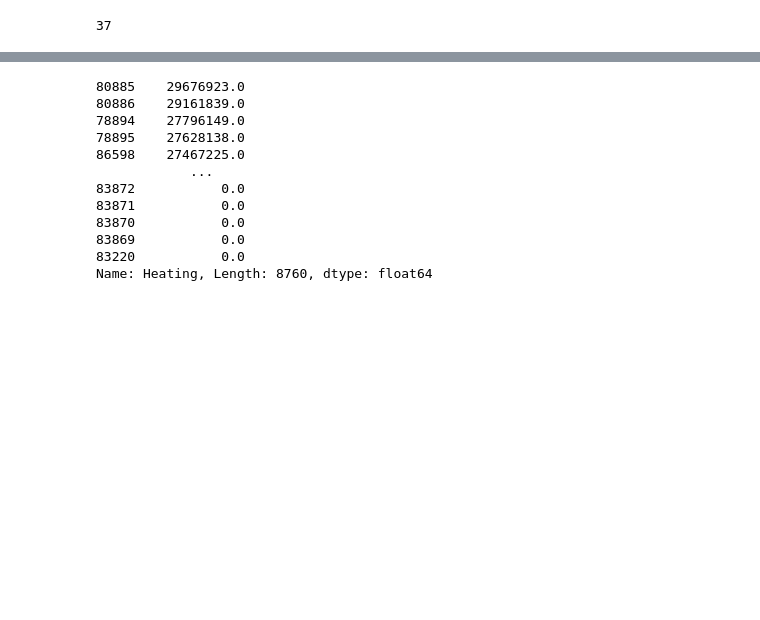
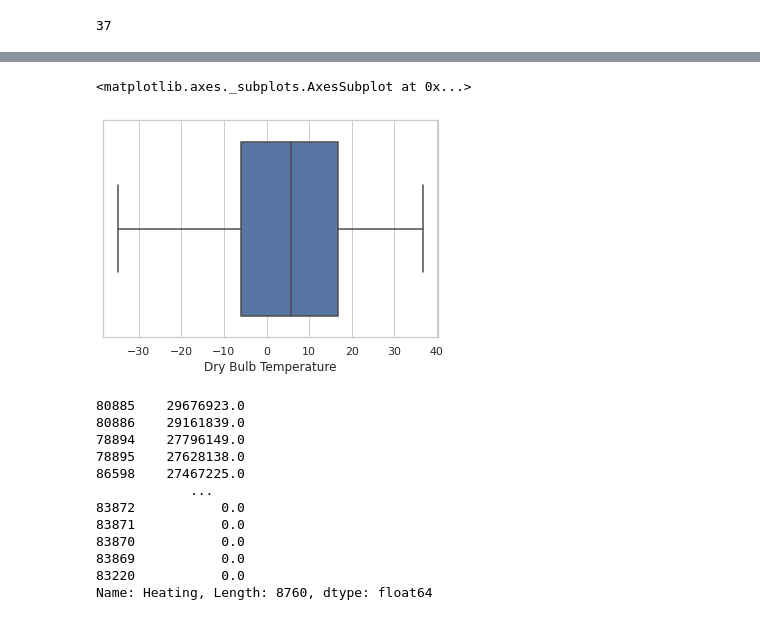
Before and after one commit to sajad95/Heat, a Jupyter notebook: FastCodeImpactofweatherXGB.ipynb, the cells around one changed output, grey strips where cells are left out. Cells and saved outputs as stored; diff of their text form; code cells hidden in the pictures; blank space fills up the shorter version.

```diff
--- a/FastCodeImpactofweatherXGB.ipynb
+++ b/FastCodeImpactofweatherXGB.ipynb
@@ -89,3 +113,9 @@ TMY_df3.insert(0, 'Heating', TMY_df3.pop('Heating'))
+# %%
+sns.set_theme(style="whitegrid")
+sns.boxplot(raw_df['Dry Bulb Temperature'])
+# %% [output]
+<matplotlib.axes._subplots.AxesSubplot at 0x...>
+[figure, added]
 # %%
 '''
 raw_df3['Heating']= raw_df3['Heating'] + raw_df3['GasHVAC']
```
Also changed, not shown: parts of 21 cells of this notebook.
